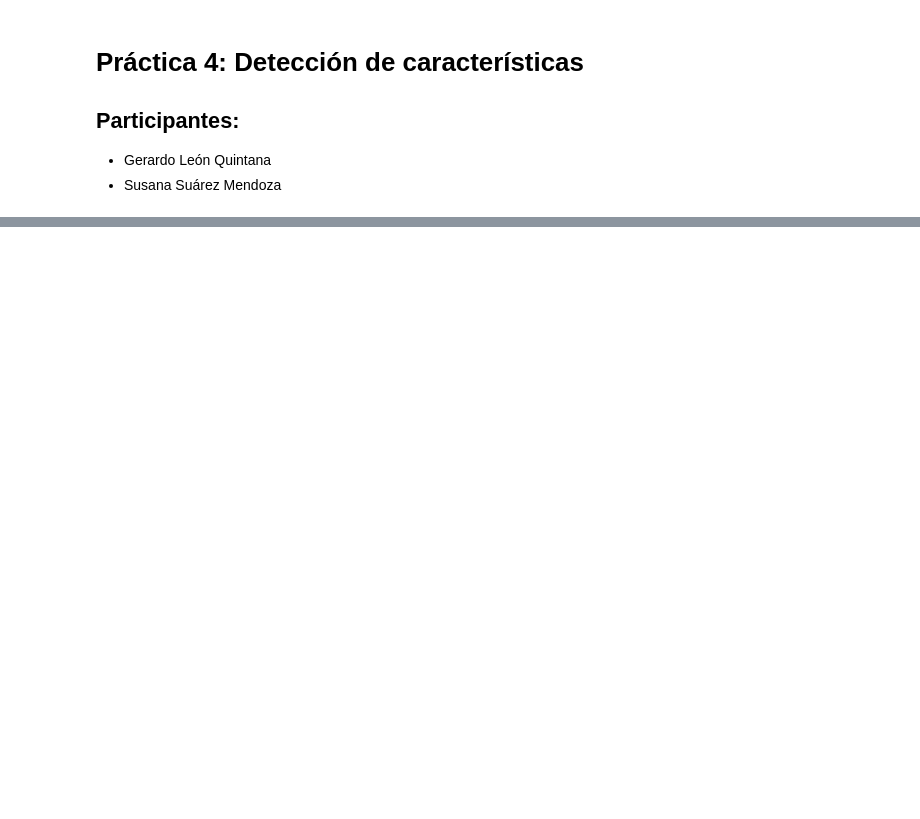
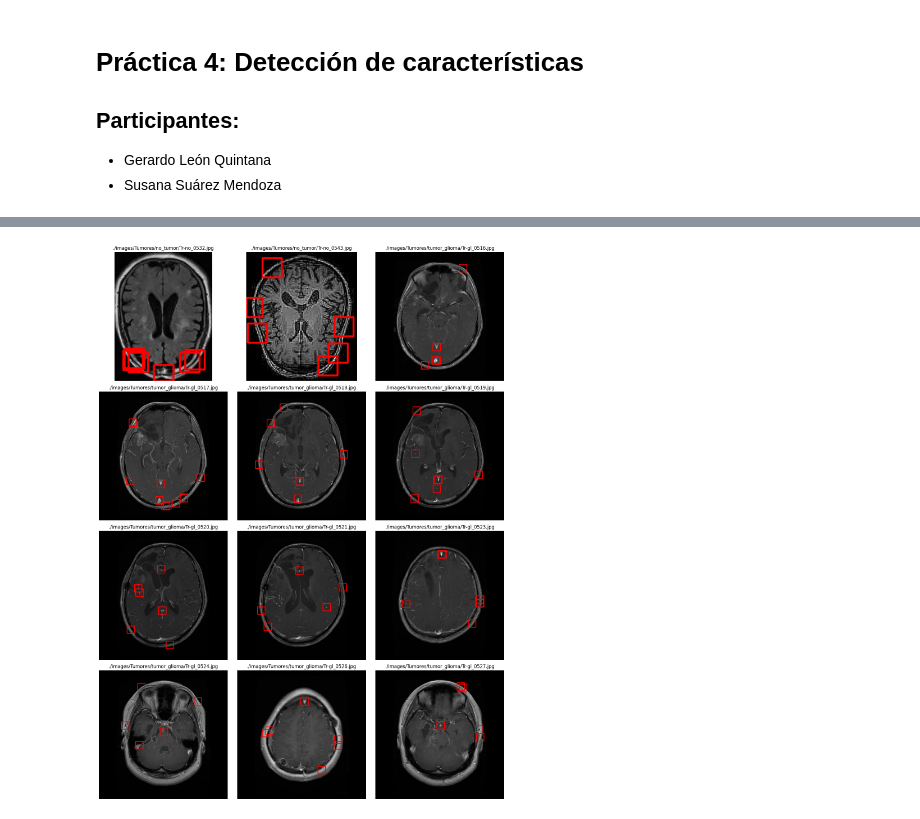
Before and after one commit to MediaMind-ULPGC/P05, a Jupyter notebook: P05.ipynb, the cells around one changed output, grey strips where cells are left out. Drawn from its saved outputs; the diff is of its cells as text; code cells hidden in the pictures; blank space fills up the shorter version.

Commit message:
intento de detección de tumores

```diff
--- a/P05.ipynb
+++ b/P05.ipynb
@@ -28,6 +33,6 @@ NOTA 1: Si no encuentra el área de interés la aplicación debería notificarlo
 NOTA 2: Puede preprocesar la imagen con alguna técnica (suavizado, contrastado,…) si lo estima necesario.
 # %%
-img = cv.imread('telemetricas/alcorcon_sur_40.3392046_-3.8385131.jpg')
+img = cv.imread('./images/telemetricas/alcorcon_sur_40.3392046_-3.8385131.jpg')
 img_orig = img.copy()
 
 # Parámetros de SIFT por defecto
@@ -168,0 +181,6 @@ cv.destroyAllWindows()
+# %%
+route = f'./images/Tumores/tumor_glioma/Tr-gl_0516.jpg'
+#folders = [ 'no_tumor', 'tumor_glioma', 'tumor_pituitario']
+folders = [ 'no_tumor', 'tumor_glioma']
+#folders = [ 'no_tumor', 'tumor_pituitario']
+#route = f'./images/Tumores/{folders[1]}/Tr-pi_0570.jpg'
@@ -168,0 +256,72 @@ cv.destroyAllWindows()
+# %%
+img = cv.imread(route)
+img_orig = img.copy()
+
+coordinates = []
+drawing = False
+start_point = None
+
+def draw_shape(event, x, y, flags, param):
+    global start_point, drawing, coordinates
+
+    color = (0, 0, 255)
+    thickness = 2
+
+    if event == cv.EVENT_LBUTTONDOWN:
+        drawing = True
+        start_point = (x, y)
+
+
+    # Dibujar la figura mientras se mueve el mouse
+    elif event == cv.EVENT_MOUSEMOVE:
+        if drawing:
+            img_copy = img.copy()
+            cv.rectangle(img_copy, start_point, (x, y), color, thickness)
+            cv.imshow('image', img_copy)
+
+    # Dibujar la figura al soltar el click
+    elif event == cv.EVENT_LBUTTONUP:
+        drawing = False
+        end_point = (x, y)
+        cv.rectangle(img, start_point, end_point, color, thickness)
+        coordinates.append((start_point, end_point))
+        cv.imshow('image', img)
+        extract_interest_area(start_point, end_point, img_orig)
+
+
+def extract_interest_area(start_point, end_point, img):
+    x1, y1 = start_point
+    x2, y2 = end_point
+    if x1 < x2 and y1 < y2:
+        interest_area = img[y1:y2, x1:x2]
+    else:
+        interest_area = img[y2:y1, x2:x1]
+    cv.imwrite('tumor.png', interest_area)
+
+
+cv.namedWindow('image')
+cv.setMouseCallback('image', draw_shape)
+
+cv.imshow('image', img)
+
+while True:
+    key = cv.waitKey(1) & 0xFF
+    if key == 27:
+        break
+    elif key == ord('d'):
+        if os.path.exists('tumor.png'):
+            founded_matches, files, coordinates = search_tumors(img_orig, folders, 10)
+            show_detected_tumors(files, coordinates)
+        else:
+            print('No se ha seleccionado un área de interés')
+            # TODO: mensaje por ventana P2
+
+    elif key == 8:
+        img = img_orig.copy()
+        coordinates = []
+        os.remove('tumor.png')
+        cv.imshow('image', img)
+
+cv.destroyAllWindows()
+# %% [output]
+[figure, added]
```
Also changed, not shown: parts of 6 cells of this notebook, 50 other files.
